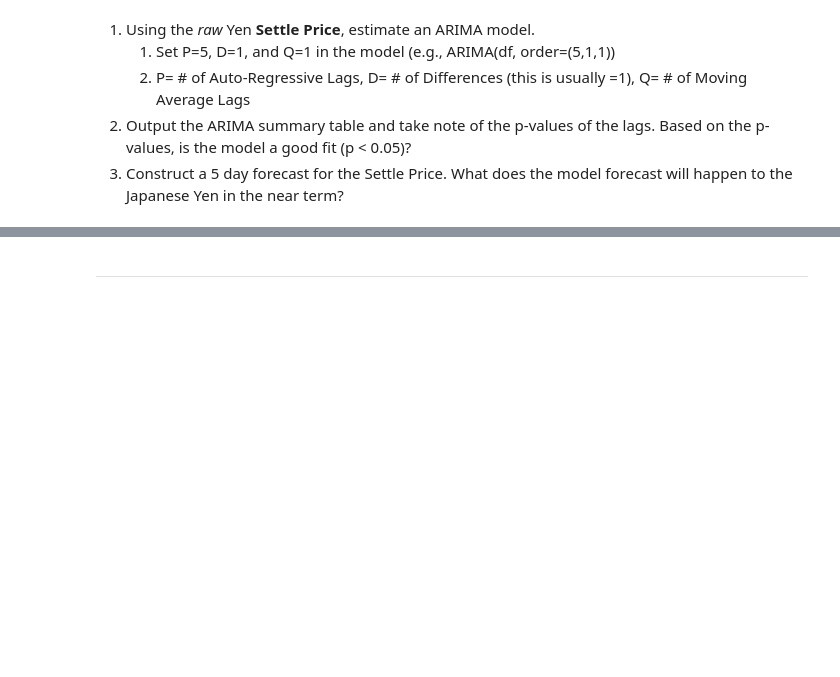
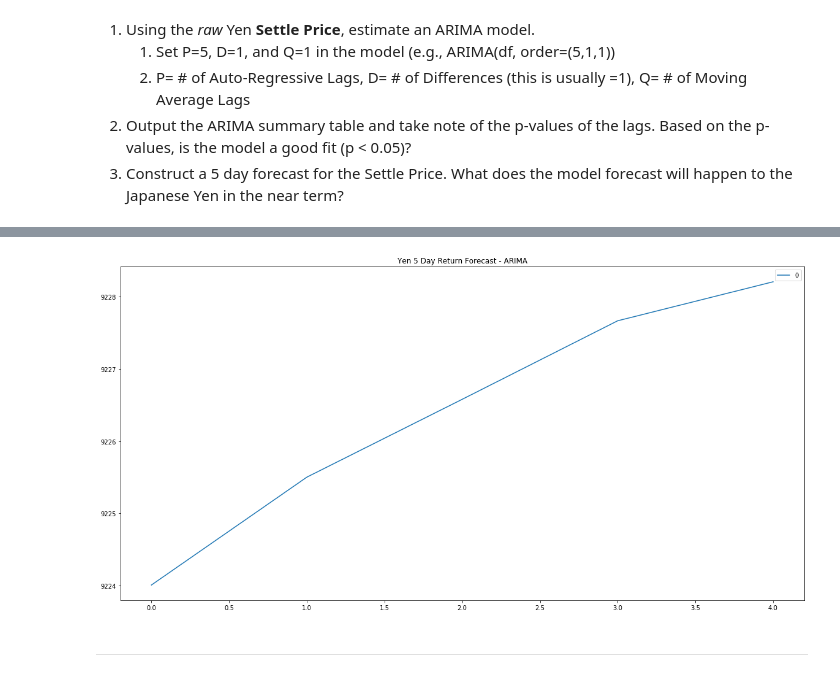
Before and after one commit to mws1395/HW10, a Jupyter notebook: Starter_Code/time_series_analysis.ipynb, the cells around one changed output, grey strips where cells are left out. Saved outputs shown, nothing was run; the diff lists cells and outputs as text; code cells hidden in the pictures; blank space fills up the shorter version.

```diff
--- a/Starter_Code/time_series_analysis.ipynb
+++ b/Starter_Code/time_series_analysis.ipynb
@@ -194,5 +194,5 @@ Roots
 | MA.1 | 3.3645 | +0.0000j | 3.3645 | 0.0000 |
 # %%
 # Plot the 5 Day Price Forecast
-pd.DataFrame(results.forecast(steps=5)[0]).plot(title="Yen 5 Day Return Forecast - ARIMA", figsize=20,10)
+pd.DataFrame(results.forecast(steps=5)[0]).plot(title="Yen 5 Day Return Forecast - ARIMA", figsize=(20,10))
 # %% [output]
@@ -200,3 +200,4 @@ SyntaxError: positional argument follows keyword argument (<ipython-input-15-c64
+[figure, added]
 # %% [markdown]
 ---
 # %% [markdown]
```
Also changed, not shown: parts of 15 cells of this notebook, 1 other file.
